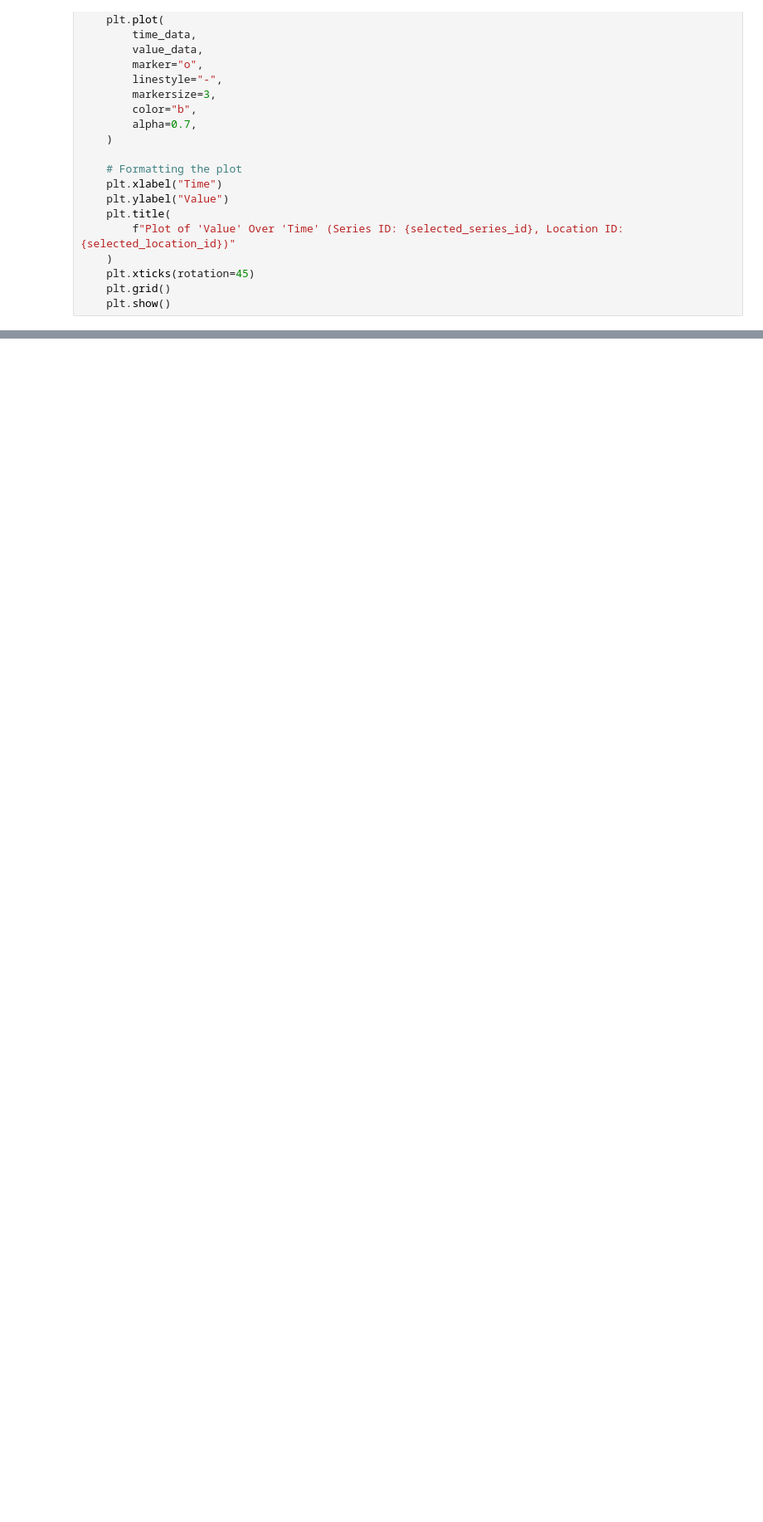
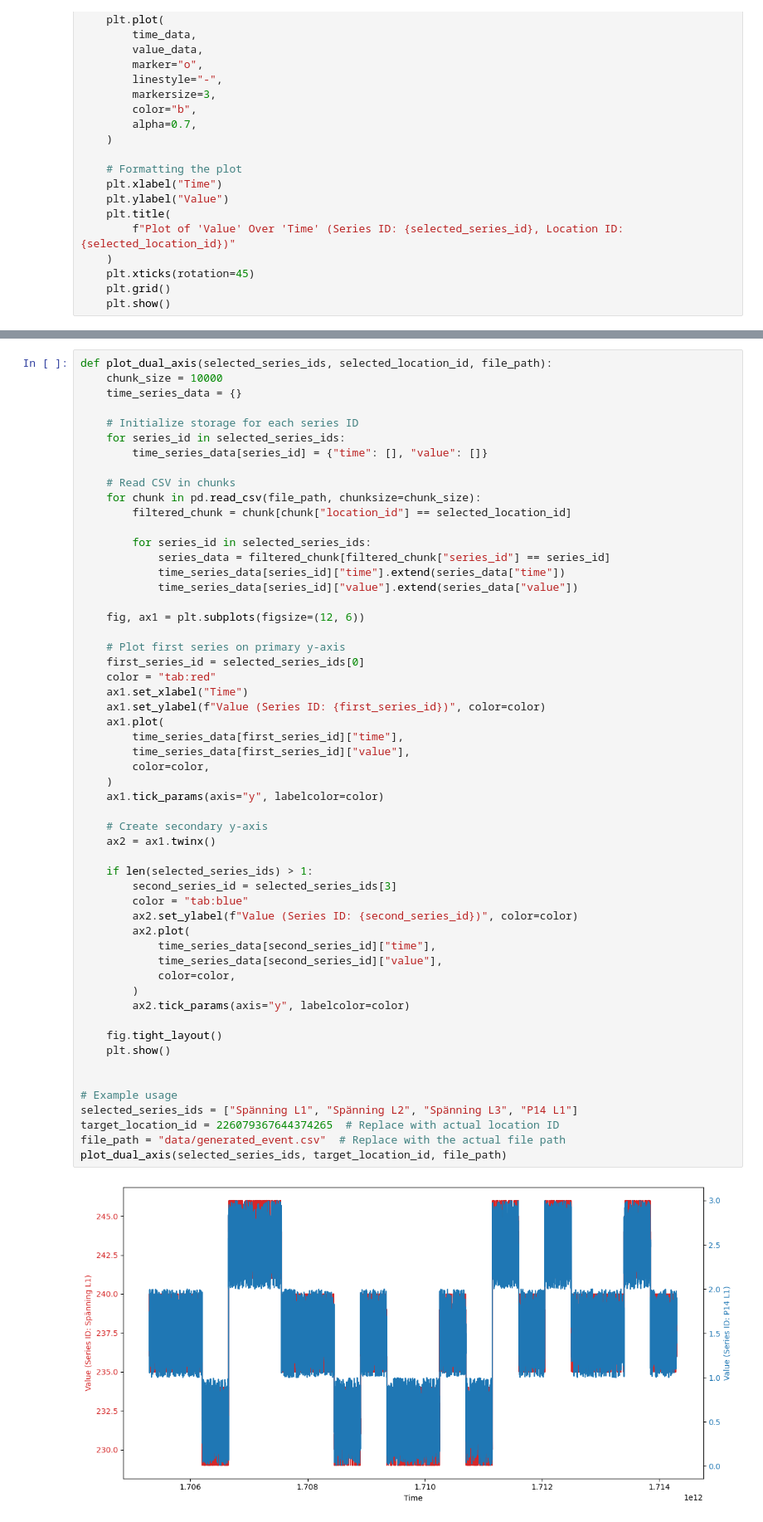
Before and after one commit to vaibhav-talari/thesis-data-analytics, a Jupyter notebook: gen.ipynb, the cells around one changed output, grey strips where cells are left out. Shown at 83% size. Cells and saved outputs as stored; diff of their text form; blank space fills up the shorter version.

```diff
--- a/gen.ipynb
+++ b/gen.ipynb
@@ -267,0 +317,57 @@ for loc, met in unique_lid_mid:
+# %%
+def plot_dual_axis(selected_series_ids, selected_location_id, file_path):
+    chunk_size = 10000
+    time_series_data = {}
+
+    # Initialize storage for each series ID
+    for series_id in selected_series_ids:
+        time_series_data[series_id] = {"time": [], "value": []}
+
+    # Read CSV in chunks
+    for chunk in pd.read_csv(file_path, chunksize=chunk_size):
+        filtered_chunk = chunk[chunk["location_id"] == selected_location_id]
+
+        for series_id in selected_series_ids:
+            series_data = filtered_chunk[filtered_chunk["series_id"] == series_id]
+            time_series_data[series_id]["time"].extend(series_data["time"])
+            time_series_data[series_id]["value"].extend(series_data["value"])
+
+    fig, ax1 = plt.subplots(figsize=(12, 6))
+
+    # Plot first series on primary y-axis
+    first_series_id = selected_series_ids[0]
+    color = "tab:red"
+    ax1.set_xlabel("Time")
+    ax1.set_ylabel(f"Value (Series ID: {first_series_id})", color=color)
+    ax1.plot(
+        time_series_data[first_series_id]["time"],
+        time_series_data[first_series_id]["value"],
+        color=color,
+    )
+    ax1.tick_params(axis="y", labelcolor=color)
+
+    # Create secondary y-axis
+    ax2 = ax1.twinx()
+
+    if len(selected_series_ids) > 1:
+        second_series_id = selected_series_ids[3]
+        color = "tab:blue"
+        ax2.set_ylabel(f"Value (Series ID: {second_series_id})", color=color)
+        ax2.plot(
+            time_series_data[second_series_id]["time"],
+            time_series_data[second_series_id]["value"],
+            color=color,
+        )
+        ax2.tick_params(axis="y", labelcolor=color)
+
+    fig.tight_layout()
+    plt.show()
+
+
+# Example usage
+selected_series_ids = ["Spänning L1", "Spänning L2", "Spänning L3", "P14 L1"]
+target_location_id = 226079367644374265  # Replace with actual location ID
+file_path = "data/generated_event.csv"  # Replace with the actual file path
+plot_dual_axis(selected_series_ids, target_location_id, file_path)
+# %% [output]
+[figure, added]
```
Also changed, not shown: parts of 3 cells of this notebook.
